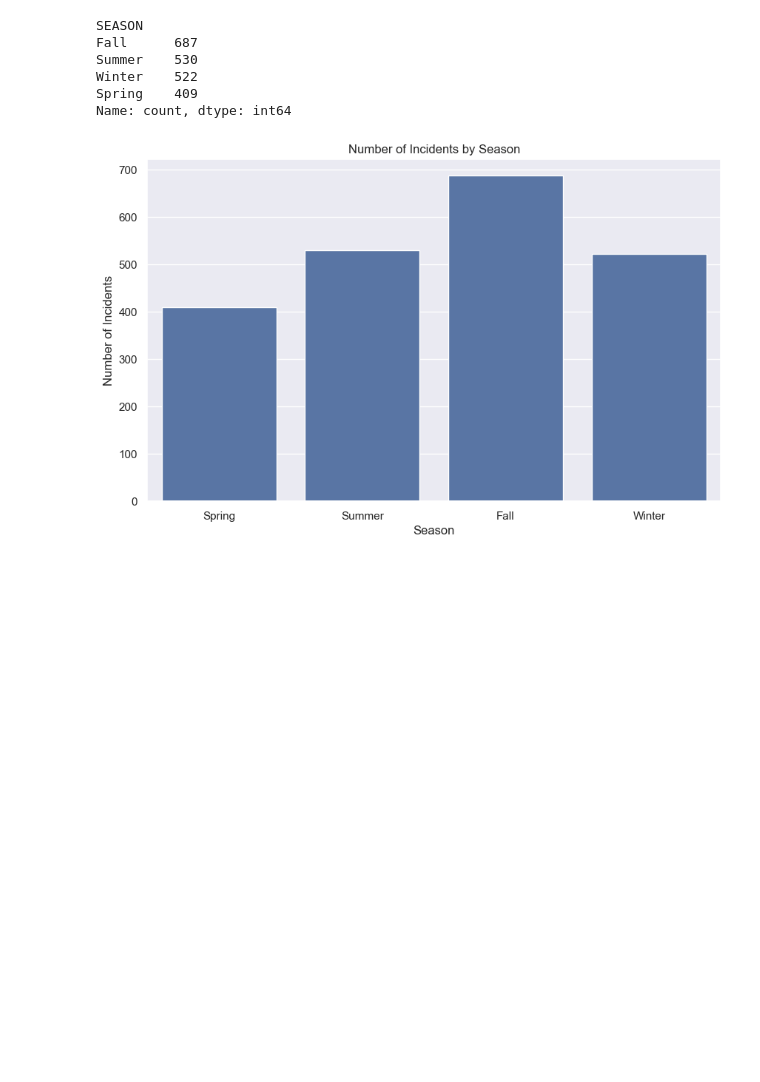
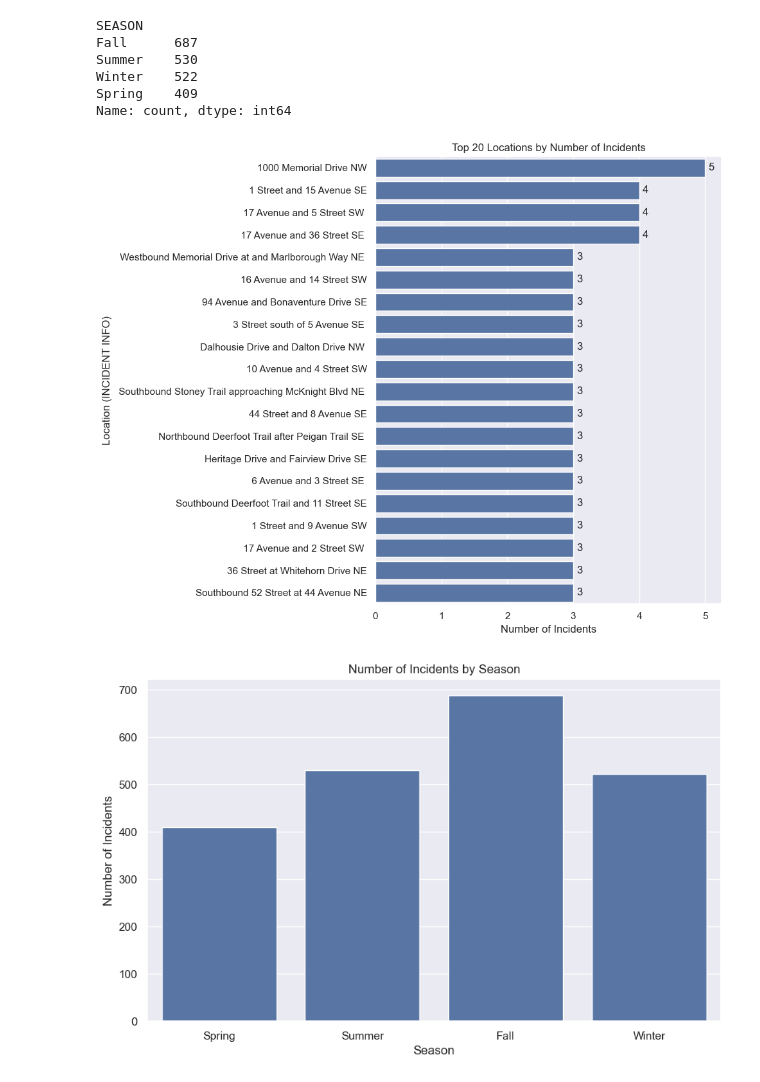
Before and after one commit to Essam-Khawaja/Pedestrian-Accidents-Calgary, a Jupyter notebook: data_analysis_accidents.ipynb, the cells around one changed output. Cells and saved outputs as stored; diff of their text form; code cells hidden in the pictures; blank space fills up the shorter version.

Commit message:
Added intersection count chart

```diff
--- a/data_analysis_accidents.ipynb
+++ b/data_analysis_accidents.ipynb
@@ -300,6 +300,25 @@ Summer    530
 Winter    522
 Spring    409
 Name: count, dtype: int64
+# %%
+top_n = 20
+incident_counts = df['INCIDENT INFO'].fillna('Unknown').value_counts()
+top = incident_counts.head(top_n)
+
+plt.figure(figsize=(10, 8))
+sns.barplot(x=top.values, y=top.index, color='C0')  # single color
+plt.xlabel('Number of Incidents')
+plt.ylabel('Location (INCIDENT INFO)')
+plt.title(f'Top {top_n} Locations by Number of Incidents')
+
+# annotate counts
+for i, v in enumerate(top.values):
+    plt.text(v + max(top.values) * 0.01, i, str(v), va='center')
+
+plt.tight_layout()
+plt.show()
+# %% [output]
+[figure, added]
 # %%
 plt.figure(figsize=(10, 6))
 sns.countplot(data=df, x="SEASON", order=["Spring", "Summer", "Fall", "Winter"])
```
Also changed, not shown: 1 other file.
